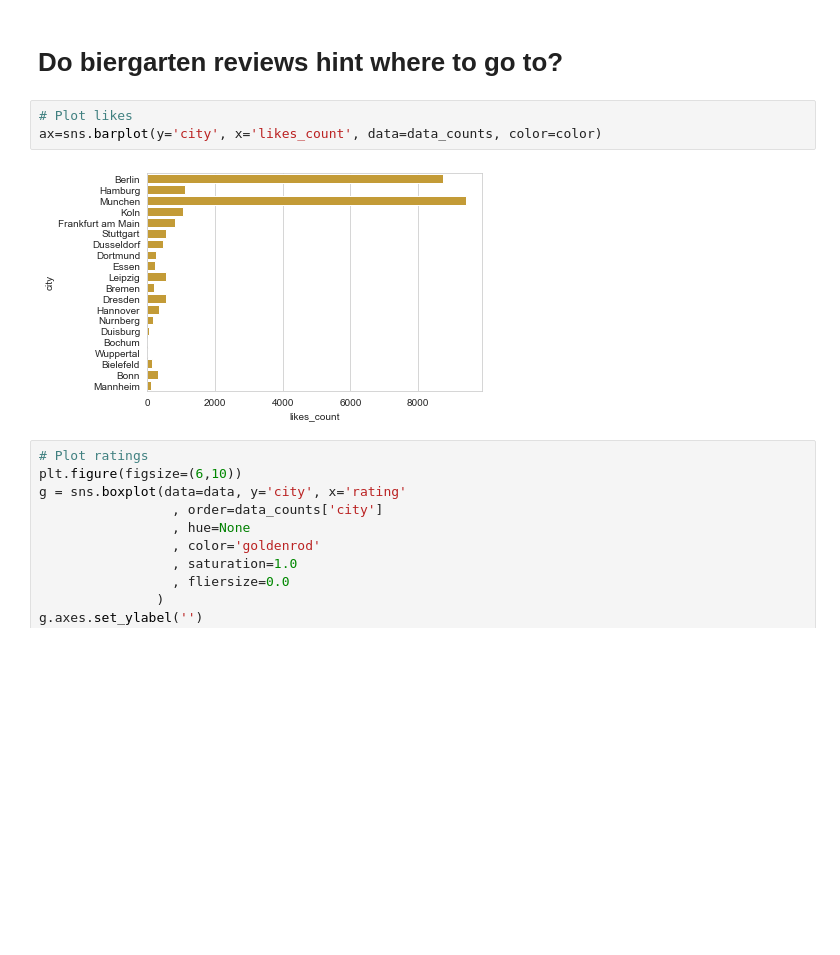
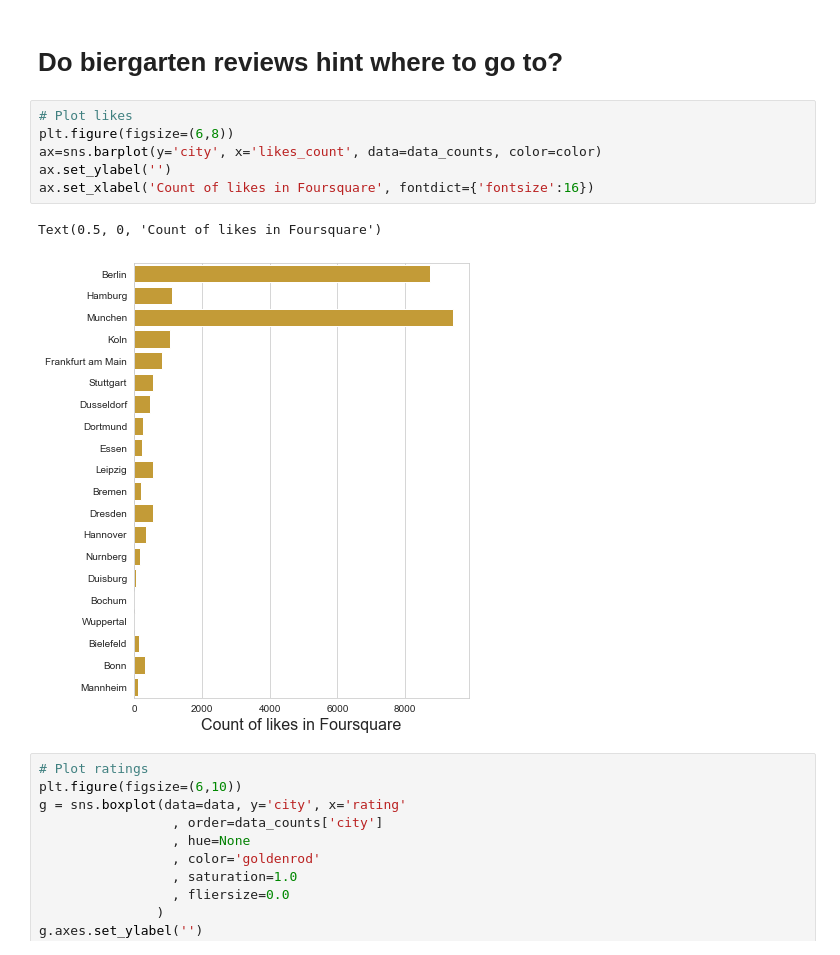
Before and after one commit to Mtale/Coursera_Capstone, a Jupyter notebook: Analysis.ipynb, the cells around one changed output. Drawn from its saved outputs; the diff is of its cells as text; blank space fills up the shorter version.

Commit message:
Resizing likes count chart

```diff
--- a/Analysis.ipynb
+++ b/Analysis.ipynb
@@ -269,9 +269,13 @@ map_germany
 # Do biergarten reviews hint where to go to?
 # %%
 # Plot likes
+plt.figure(figsize=(6,8))
 ax=sns.barplot(y='city', x='likes_count', data=data_counts, color=color)
+ax.set_ylabel('')
+ax.set_xlabel('Count of likes in Foursquare', fontdict={'fontsize':16})
 # %% [output]
+Text(0.5, 0, 'Count of likes in Foursquare')
-[figure, old version]
+[figure, new version]
 # %%
 # Plot ratings
 plt.figure(figsize=(6,10))
```
Also changed, not shown: parts of 3 cells of this notebook.
